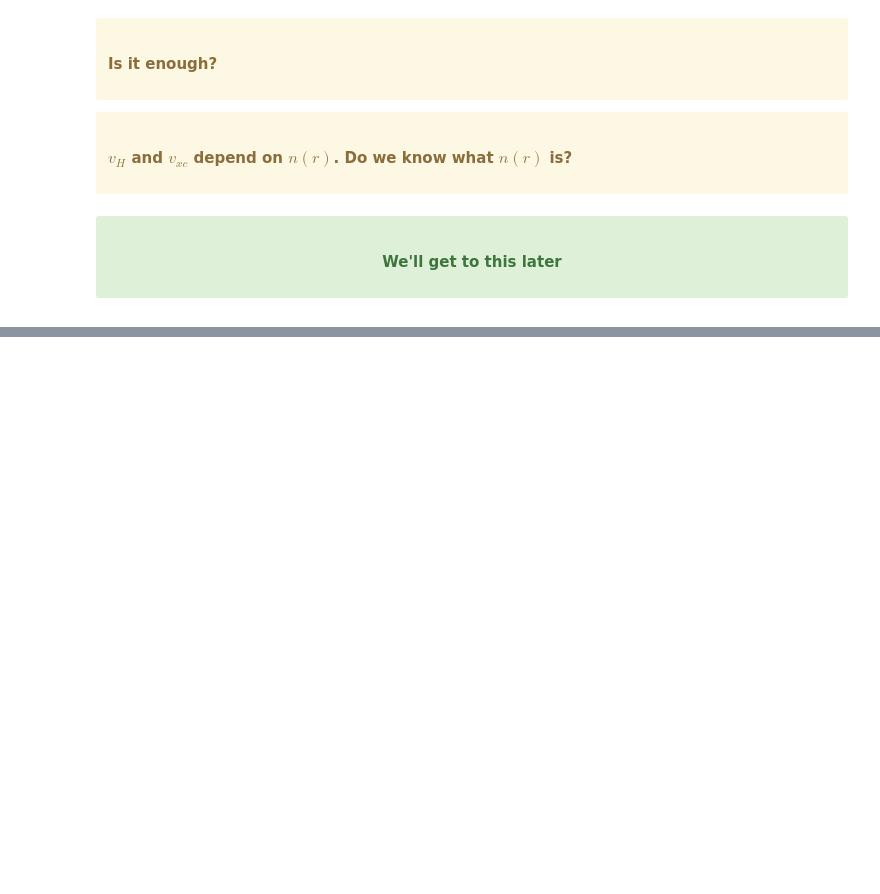
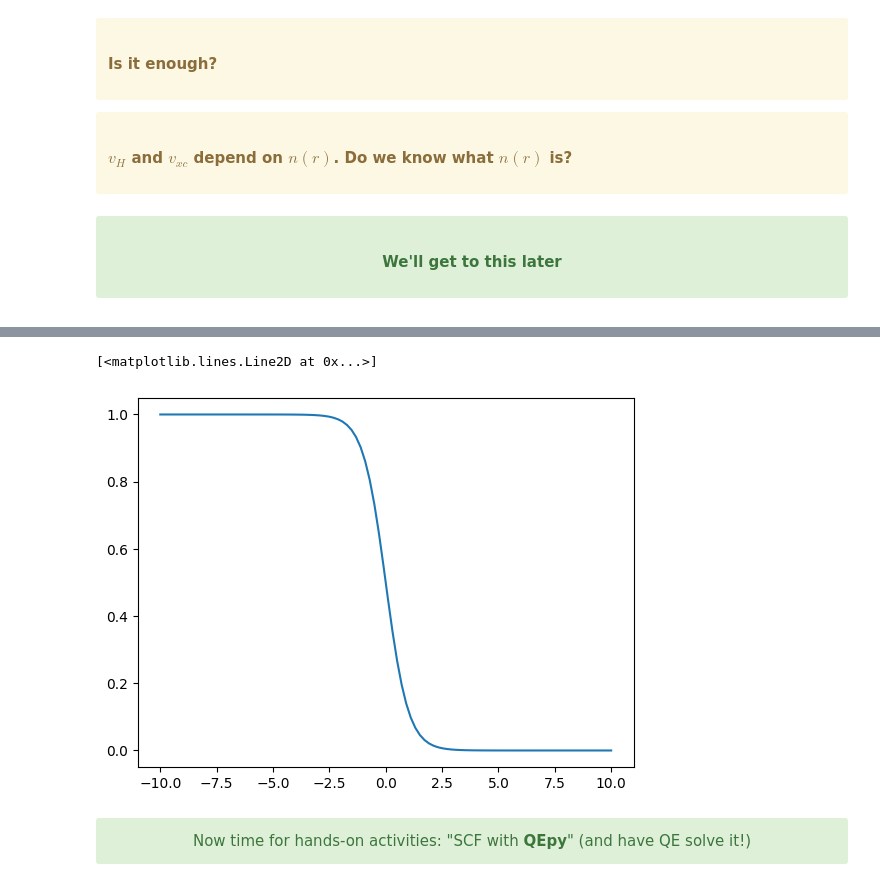
Before and after one commit to Quantum-MultiScale-Template/DFT-Intro, a Jupyter notebook: 2026/sudan2026/Day2/DFT_intro_combined.ipynb, the cells around one changed output, grey strips where cells are left out. Drawn from its saved outputs; the diff is of its cells as text; code cells hidden in the pictures; blank space fills up the shorter version.

```diff
--- a/2026/sudan2026/Day2/DFT_intro_combined.ipynb
+++ b/2026/sudan2026/Day2/DFT_intro_combined.ipynb
@@ -570,0 +564,15 @@ Remember $v_s(r) = v_{eN}(r) + v_H(r) + v_{xc}(r)$.
+# %%
+import matplotlib.pyplot as plt
+import numpy as np
+x=np.linspace(start=-10,stop=10,num=100)
+tau = 0.5
+plt.plot(x,(1+np.exp((x-0)/tau))**(-1))
+# %% [output]
+[<matplotlib.lines.Line2D at 0x...>]
+[figure, added]
+# %% [markdown]
+<center>
+    <div class="alert alert-success">
+        Now time for hands-on activities: "SCF with <b>QEpy</b>" (and have QE solve it!)
+    </div>
+</center>
```
Also changed, not shown: parts of 55 cells of this notebook.
